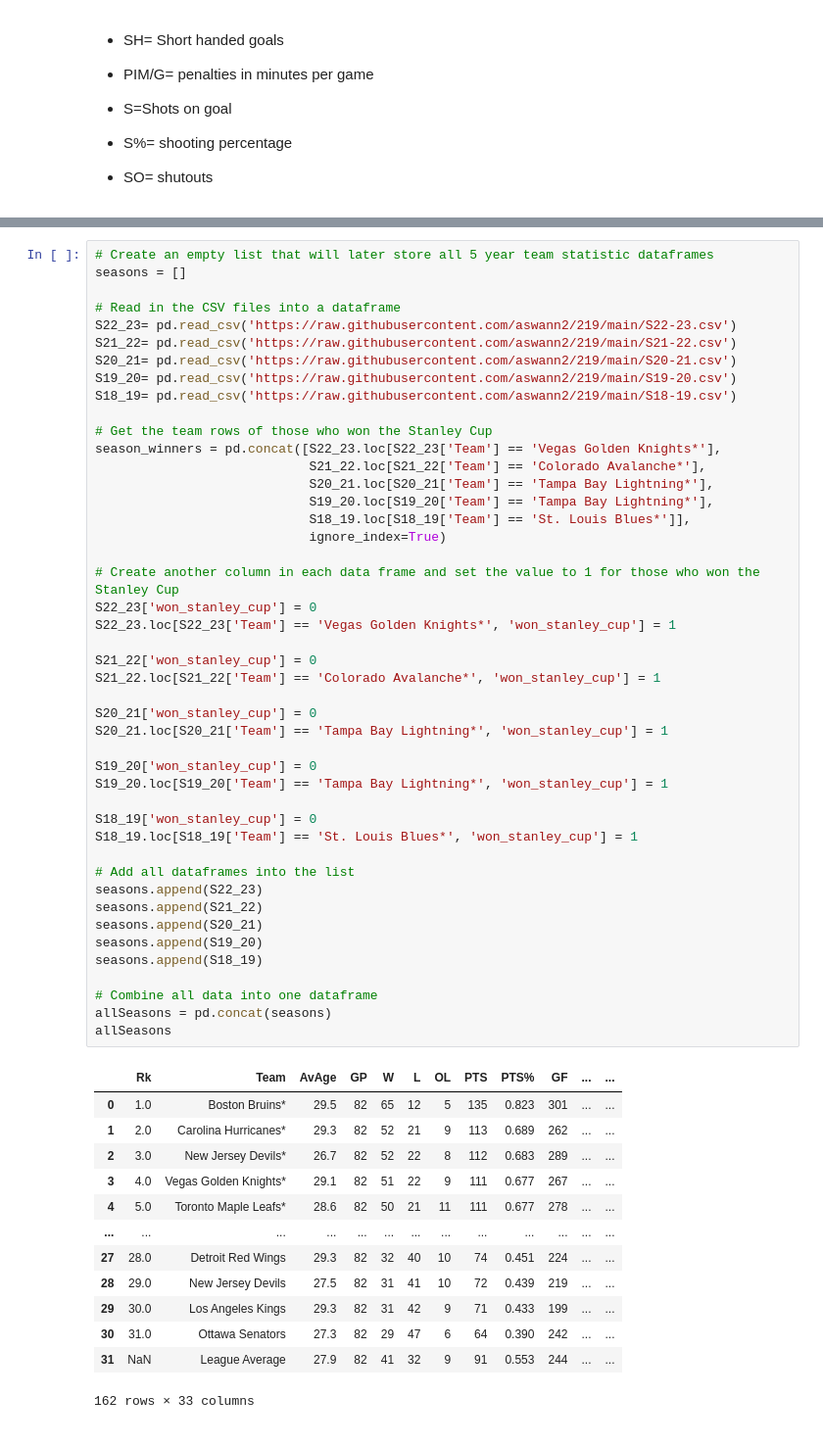
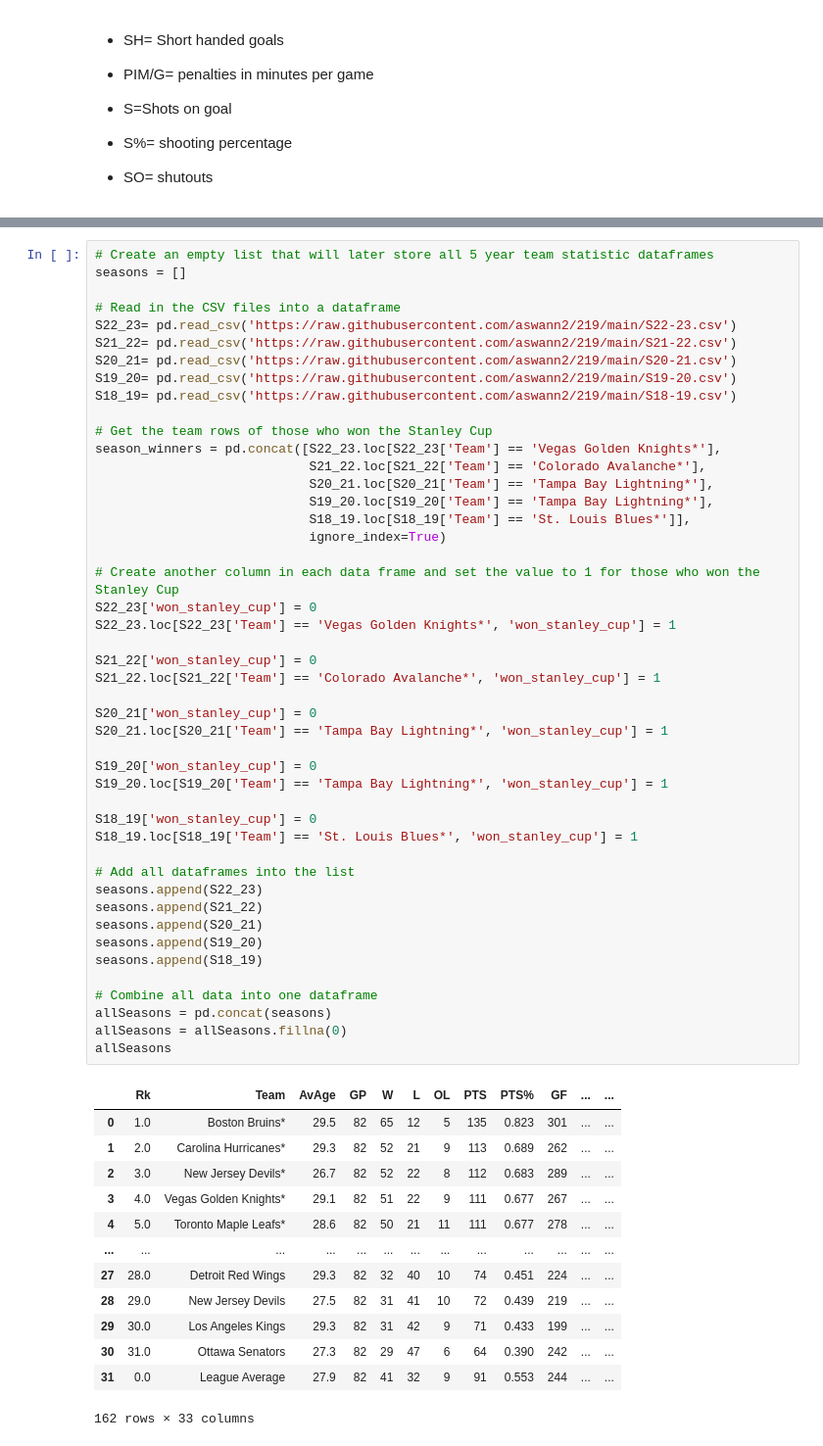
Before and after one commit to aswann2/219, a Jupyter notebook: Final_Project.ipynb, the cells around one changed output, grey strips where cells are left out. Shown at 98% size. Cells and saved outputs as stored; diff of their text form.

```diff
--- a/Final_Project.ipynb
+++ b/Final_Project.ipynb
@@ -87,32 +86,33 @@ S20_21['won_stanley_cup'] = 0
 S20_21.loc[S20_21['Team'] == 'Tampa Bay Lightning*', 'won_stanley_cup'] = 1
 
 S19_20['won_stanley_cup'] = 0
 S19_20.loc[S19_20['Team'] == 'Tampa Bay Lightning*', 'won_stanley_cup'] = 1
 
 S18_19['won_stanley_cup'] = 0
 S18_19.loc[S18_19['Team'] == 'St. Louis Blues*', 'won_stanley_cup'] = 1
 
 # Add all dataframes into the list
 seasons.append(S22_23)
 seasons.append(S21_22)
 seasons.append(S20_21)
 seasons.append(S19_20)
 seasons.append(S18_19)
 
 # Combine all data into one dataframe
 allSeasons = pd.concat(seasons)
+allSeasons = allSeasons.fillna(0)
 allSeasons
 # %% [output]
 |  | Rk | Team | AvAge | GP | W | L | OL | PTS | PTS% | GF | ... | ... |
 | 0 | 1.0 | Boston Bruins* | 29.5 | 82 | 65 | 12 | 5 | 135 | 0.823 | 301 | ... | ... |
 | 1 | 2.0 | Carolina Hurricanes* | 29.3 | 82 | 52 | 21 | 9 | 113 | 0.689 | 262 | ... | ... |
 | 2 | 3.0 | New Jersey Devils* | 26.7 | 82 | 52 | 22 | 8 | 112 | 0.683 | 289 | ... | ... |
 | 3 | 4.0 | Vegas Golden Knights* | 29.1 | 82 | 51 | 22 | 9 | 111 | 0.677 | 267 | ... | ... |
 | 4 | 5.0 | Toronto Maple Leafs* | 28.6 | 82 | 50 | 21 | 11 | 111 | 0.677 | 278 | ... | ... |
 | ... | ... | ... | ... | ... | ... | ... | ... | ... | ... | ... | ... | ... |
 | 27 | 28.0 | Detroit Red Wings | 29.3 | 82 | 32 | 40 | 10 | 74 | 0.451 | 224 | ... | ... |
 | 28 | 29.0 | New Jersey Devils | 27.5 | 82 | 31 | 41 | 10 | 72 | 0.439 | 219 | ... | ... |
 | 29 | 30.0 | Los Angeles Kings | 29.3 | 82 | 31 | 42 | 9 | 71 | 0.433 | 199 | ... | ... |
 | 30 | 31.0 | Ottawa Senators | 27.3 | 82 | 29 | 47 | 6 | 64 | 0.390 | 242 | ... | ... |
-| 31 | NaN | League Average | 27.9 | 82 | 41 | 32 | 9 | 91 | 0.553 | 244 | ... | ... |
+| 31 | 0.0 | League Average | 27.9 | 82 | 41 | 32 | 9 | 91 | 0.553 | 244 | ... | ... |
 162 rows × 33 columns
```
Also changed, not shown: parts of 24 cells of this notebook.
